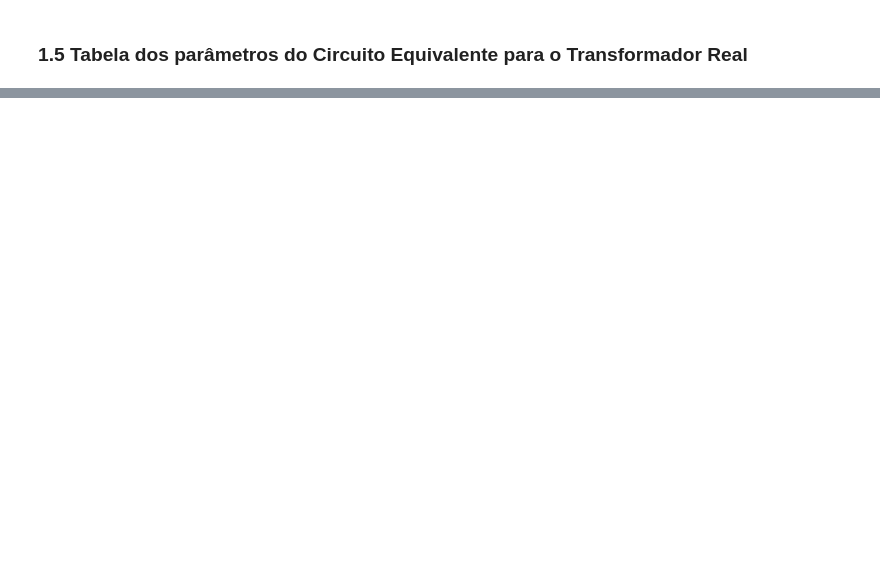
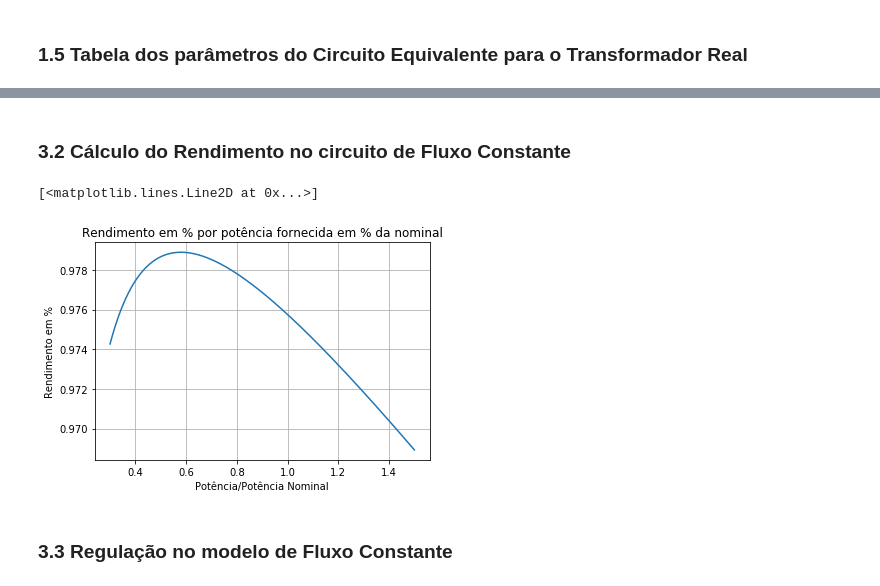
Before and after one commit to lucaspenna00/poli, a Jupyter notebook: EP-Modelagem-Transformador/EC1_Conversao.ipynb, the cells around one changed output, grey strips where cells are left out. Cells and saved outputs as stored; diff of their text form; code cells hidden in the pictures; blank space fills up the shorter version.

```diff
--- a/EP-Modelagem-Transformador/EC1_Conversao.ipynb
+++ b/EP-Modelagem-Transformador/EC1_Conversao.ipynb
@@ -131,0 +289,29 @@ A Reatância de Dispersão do Enrolamento de Alta Tensão é: 0.672301 [Ohm]
+# %% [markdown]
+### 3.2 Cálculo do Rendimento no circuito de Fluxo Constante
+# %%
+Rendimento_Const = []
+
+for potencia_variada in range(120000, 600000):
+
+    I_2_linha = potencia_variada/(V2*a*cos_fi)
+
+    potencia_ferro = Rp*(Ip**2) ## aprox. constante p/ baixas frequências
+
+    potencia_cobre = R_2_linha * (I_2_linha**2) + R1 * (I_2_linha**2)
+
+    eta = (potencia_variada)/(potencia_variada + potencia_ferro + potencia_cobre)
+
+    Rendimento_Const.append(eta)
+
+Rendimento_Const = np.array(Rendimento_Const)
+# %%
+plt.title("Rendimento em % por potência fornecida em % da nominal")
+plt.xlabel("Potência/Potência Nominal")
+plt.ylabel("Rendimento em %")
+plt.grid(True)
+plt.plot(Potencia_Sobre_Nominal, Rendimento_Const)
+# %% [output]
+[<matplotlib.lines.Line2D at 0x...>]
+[figure, added]
+# %% [markdown]
+### 3.3 Regulação no modelo de Fluxo Constante
```
Also changed, not shown: parts of 22 cells of this notebook, 3 other files.
